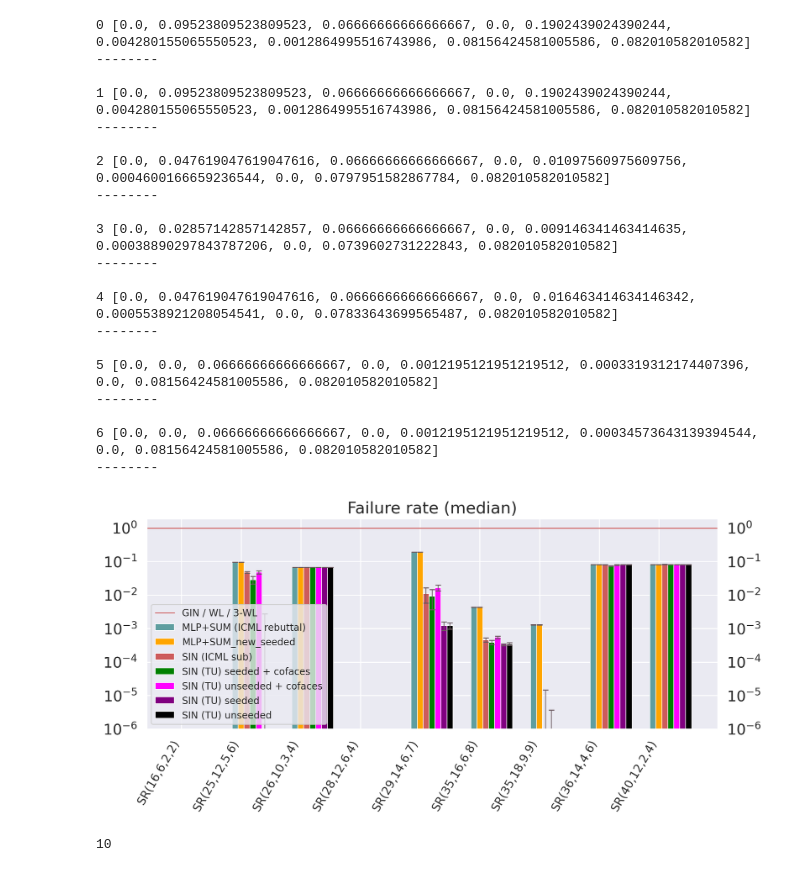
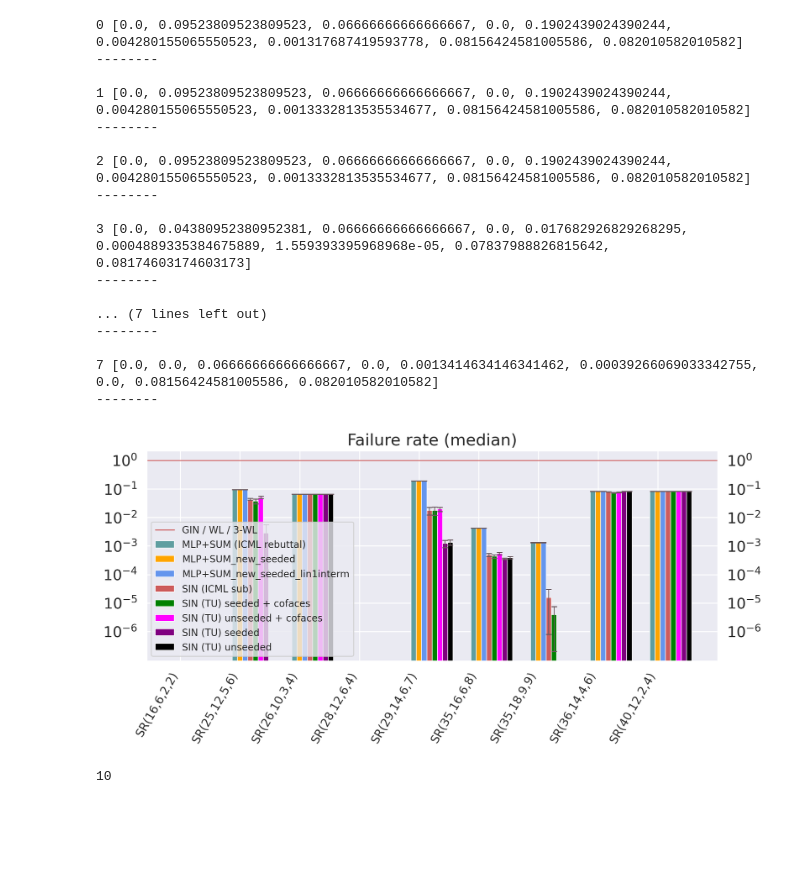
Before and after one commit to denizhanakar/cwn, a Jupyter notebook: exp/analyse_SR_results.ipynb, the cells around one changed output. Saved outputs shown, nothing was run; the diff lists cells and outputs as text; code cells hidden in the pictures; blank space fills up the shorter version.

```diff
--- a/exp/analyse_SR_results.ipynb
+++ b/exp/analyse_SR_results.ipynb
@@ -156,6 +156,18 @@ gtrl_cr_20210430_main_mlpsum_seeded = [
     'sr-1619878963.448726',
     'sr-1619879000.5248537',
     'sr-1619879038.1936536']
+
+gtrl_cr_20210430_main_mlpsum_seeded_lin1interm = [
+    'sr-1619946546.809537',
+    'sr-1619946584.176439',
+    'sr-1619946621.7835314',
+    'sr-1619946658.4359365',
+    'sr-1619946696.0156977',
+    'sr-1619946732.7558763',
+    'sr-1619946769.7492523',
+    'sr-1619946807.096429',
+    'sr-1619946844.7694654',
+    'sr-1619946882.1767447']
 # %%
 # plotting routine
 
@@ -206,7 +218,7 @@ def plot(exp_lists, model_names, checks, colors):
                 if 'seed' in r[1]:
                     assert int(r[1]['seed']) == ee, (r[1]['seed'], ee, exp)
         # compute aggregates
-        means = [np.median(results[dataset]) for dataset in sorted(results)]
+        means = [np.mean(results[dataset]) for dataset in sorted(results)]
         stds = [np.std(results[dataset]) for dataset in sorted(results)]
         mean_lists.append(means)
         std_lists.append(stds)
@@ -286,6 +308,7 @@ exp_lists = [
     gtrl_cr_20210430_main_old_data_unseeded_cofaces,
     gtrl_cr_20210430_main_old_data_seeded_cofaces,
     first_icml_sub,
+    gtrl_cr_20210430_main_mlpsum_seeded_lin1interm,
     gtrl_cr_20210430_main_mlpsum_seeded,
     mlpsum_icml_rebuttal]
 
@@ -295,6 +318,7 @@ model_names = [
     'SIN (TU) unseeded + cofaces',
     'SIN (TU) seeded + cofaces',
     'SIN (ICML sub)',
+    'MLP+SUM_new_seeded_lin1interm',
     'MLP+SUM_new_seeded',
     'MLP+SUM (ICML rebuttal)']
 
@@ -320,46 +344,48 @@ checks = [
         'nonlinearity': 'elu',
     },
     {
+        'num_layers': 7,
+        'nonlinearity': 'elu',
+    },
+    {
         'num_layers': 0,
         'nonlinearity': 'elu',
     },
     {
         'num_layers': 0,
         'nonlinearity': 'elu',
     }]
 
 colors = [
     'black',
     'purple',
     'fuchsia',
     'green',
     'indianred',
+    'cornflowerblue',
     'orange',
     'cadetblue']
 
 plot(exp_lists[::-1], model_names[::-1], checks[::-1], colors[::-1])
 # %% [output]
-0 [0.0, 0.09523809523809523, 0.06666666666666667, 0.0, 0.1902439024390244, 0.004280155065550523, 0.0012864995516743986, 0.08156424581005586, 0.082010582010582]
+0 [0.0, 0.09523809523809523, 0.06666666666666667, 0.0, 0.1902439024390244, 0.004280155065550523, 0.001317687419593778, 0.08156424581005586, 0.082010582010582]
 --------
 
-1 [0.0, 0.09523809523809523, 0.06666666666666667, 0.0, 0.1902439024390244, 0.004280155065550523, 0.0012864995516743986, 0.08156424581005586, 0.082010582010582]
+1 [0.0, 0.09523809523809523, 0.06666666666666667, 0.0, 0.1902439024390244, 0.004280155065550523, 0.0013332813535534677, 0.08156424581005586, 0.082010582010582]
 --------
 
-2 [0.0, 0.047619047619047616, 0.06666666666666667, 0.0, 0.01097560975609756, 0.0004600166659236544, 0.0, 0.0797951582867784, 0.082010582010582]
+2 [0.0, 0.09523809523809523, 0.06666666666666667, 0.0, 0.1902439024390244, 0.004280155065550523, 0.0013332813535534677, 0.08156424581005586, 0.082010582010582]
 --------
 
-3 [0.0, 0.02857142857142857, 0.06666666666666667, 0.0, 0.009146341463414635, 0.00038890297843787206, 0.0, 0.0739602731222843, 0.082010582010582]
+3 [0.0, 0.04380952380952381, 0.06666666666666667, 0.0, 0.017682926829268295, 0.0004889335384675889, 1.559393395968968e-05, 0.07837988826815642, 0.08174603174603173]
 --------
 
-4 [0.0, 0.047619047619047616, 0.06666666666666667, 0.0, 0.016463414634146342, 0.0005538921208054541, 0.0, 0.07833643699565487, 0.082010582010582]
+... (7 lines left out)
 --------
 
-5 [0.0, 0.0, 0.06666666666666667, 0.0, 0.0012195121951219512, 0.0003319312174407396, 0.0, 0.08156424581005586, 0.082010582010582]
+7 [0.0, 0.0, 0.06666666666666667, 0.0, 0.0013414634146341462, 0.00039266069033342755, 0.0, 0.08156424581005586, 0.082010582010582]
 --------
-
-6 [0.0, 0.0, 0.06666666666666667, 0.0, 0.0012195121951219512, 0.00034573643139394544, 0.0, 0.08156424581005586, 0.082010582010582]
---------
-[figure, old version]
+[figure, new version]
 # %%
 exps = [
     'sr-1612440589.8705556',
```
Also changed, not shown: parts of 1 cell of this notebook, 1 other file.
